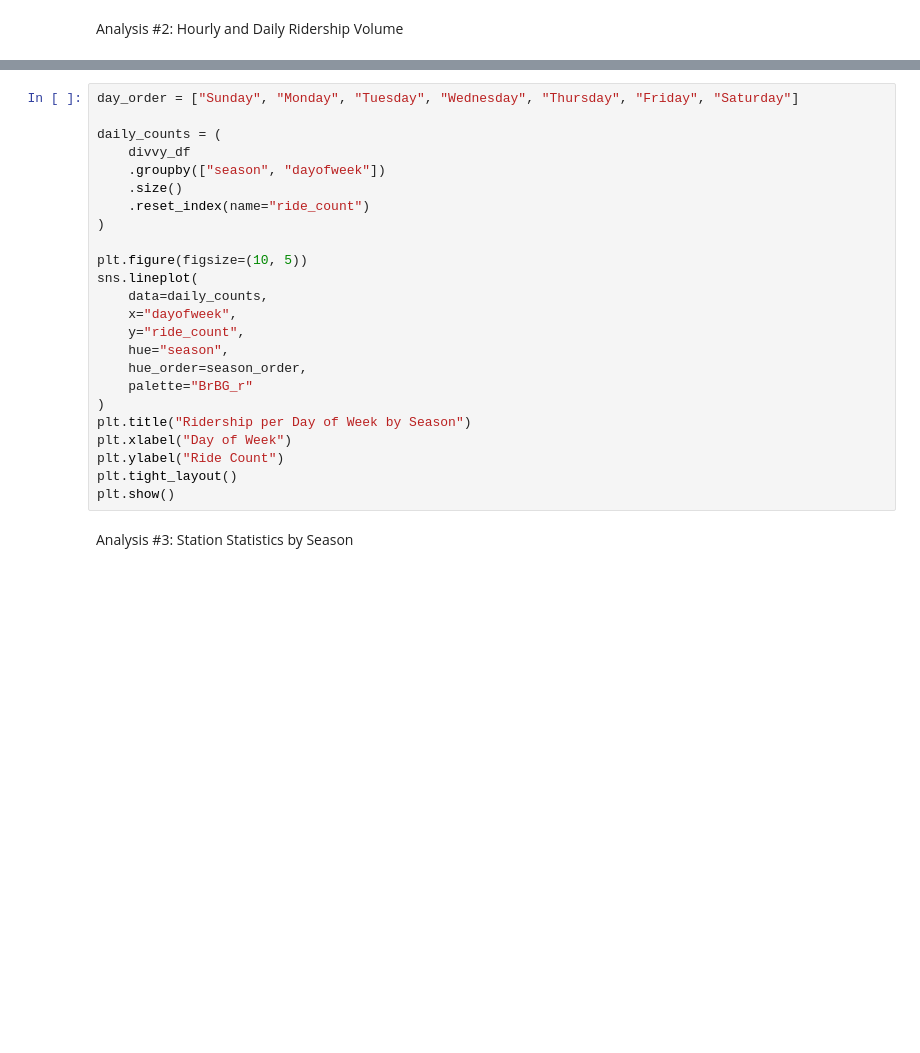
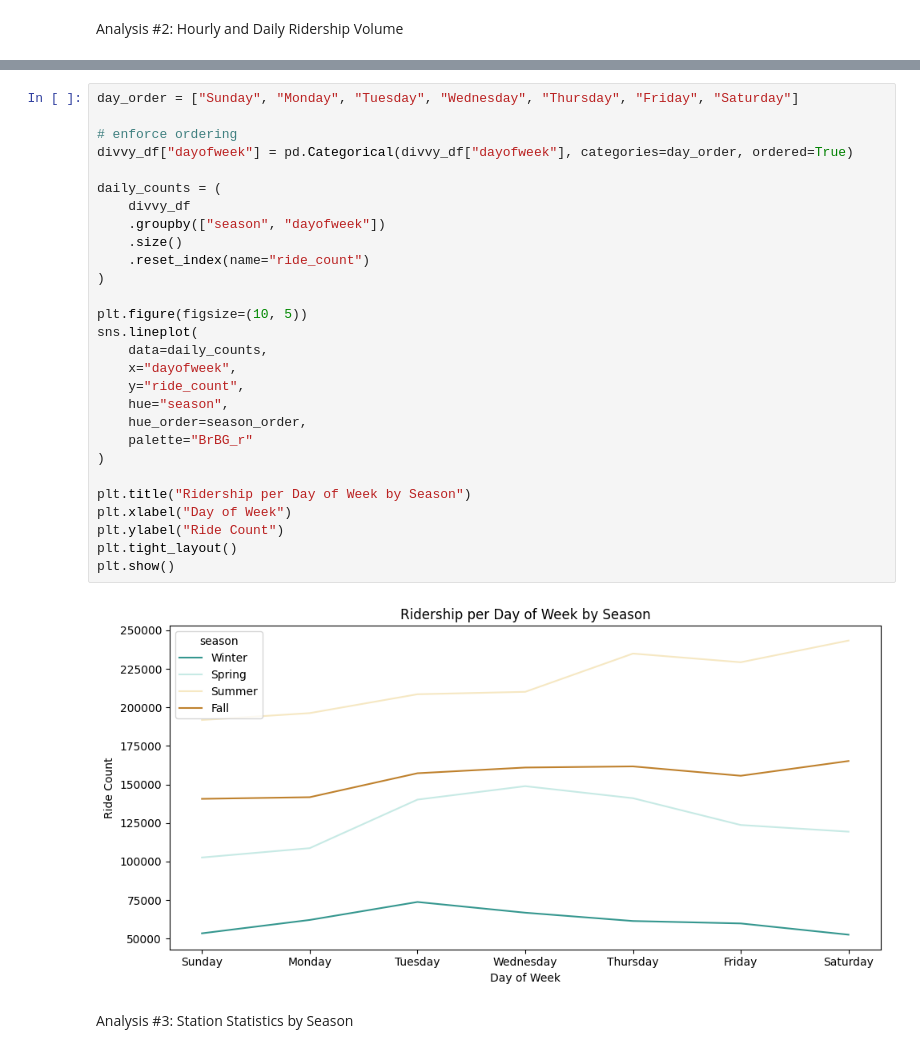
Before and after one commit to leon934/stat-315-final-project, a Jupyter notebook: data_analysis.ipynb, the cells around one changed output, grey strips where cells are left out. Saved outputs shown, nothing was run; the diff lists cells and outputs as text; blank space fills up the shorter version.

```diff
--- a/data_analysis.ipynb
+++ b/data_analysis.ipynb
@@ -341,27 +348,33 @@ plt.show()
 # %%
 day_order = ["Sunday", "Monday", "Tuesday", "Wednesday", "Thursday", "Friday", "Saturday"]
+
+# enforce ordering
+divvy_df["dayofweek"] = pd.Categorical(divvy_df["dayofweek"], categories=day_order, ordered=True)
 
 daily_counts = (
     divvy_df
     .groupby(["season", "dayofweek"])
     .size()
     .reset_index(name="ride_count")
 )
 
 plt.figure(figsize=(10, 5))
 sns.lineplot(
     data=daily_counts,
     x="dayofweek",
     y="ride_count",
     hue="season",
     hue_order=season_order,
     palette="BrBG_r"
 )
+
 plt.title("Ridership per Day of Week by Season")
 plt.xlabel("Day of Week")
 plt.ylabel("Ride Count")
 plt.tight_layout()
 plt.show()
+# %% [output]
+[figure, added]
 # %% [markdown]
 Analysis #3: Station Statistics by Season
 # %%
```
Also changed, not shown: parts of 39 cells of this notebook, 8 other files.
